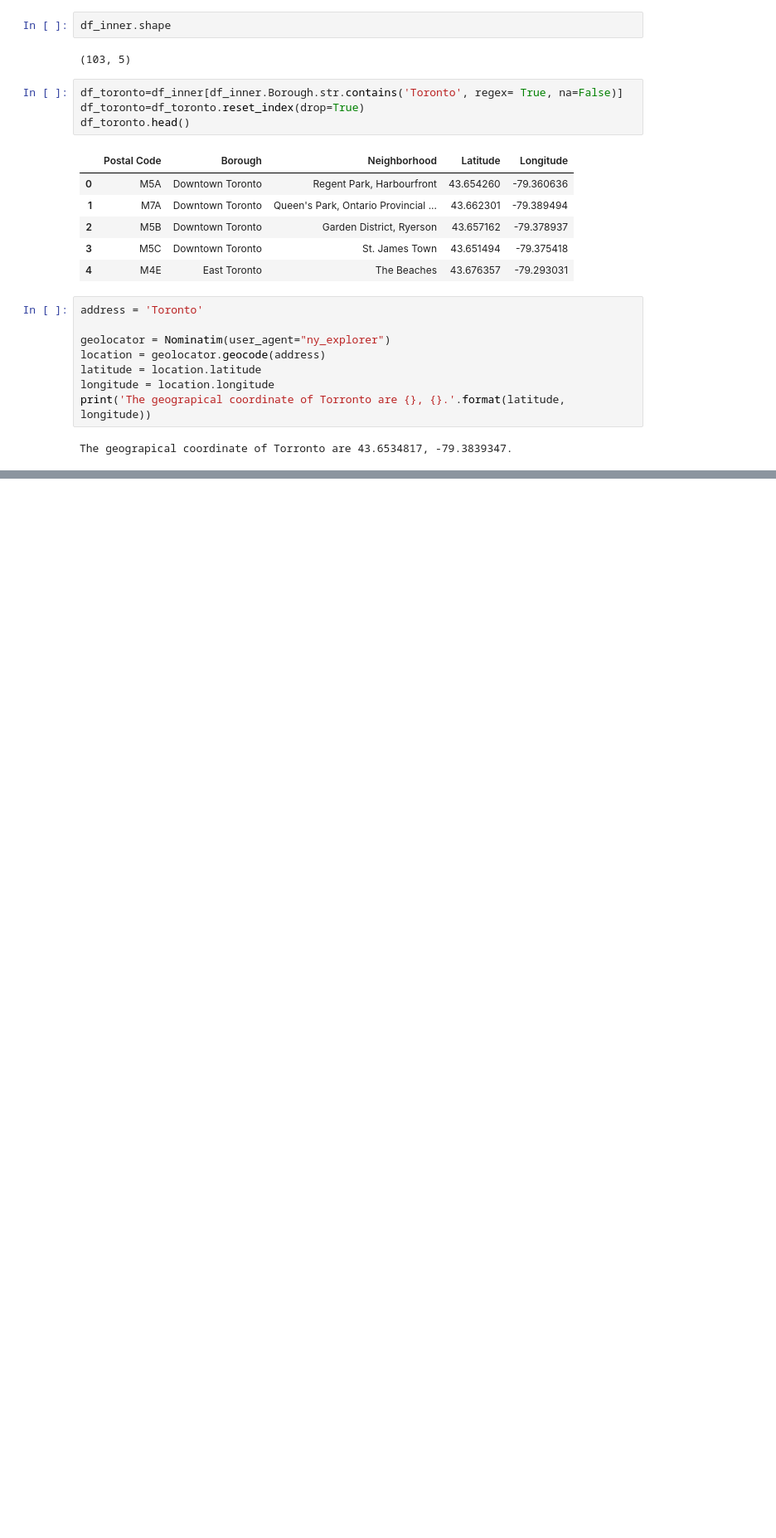
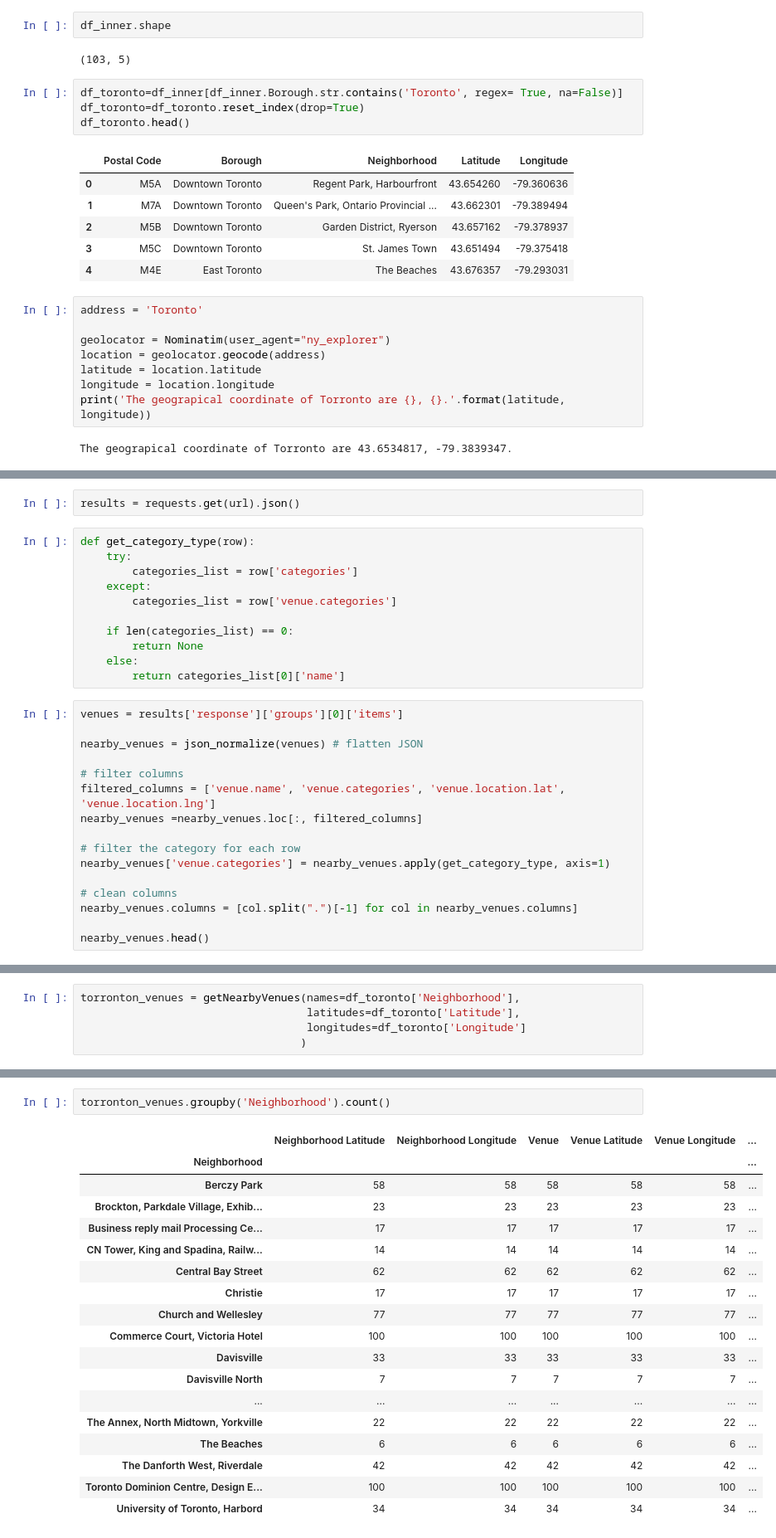
Before and after one commit to nipun-sachintha/Coursera_Capstone, a Jupyter notebook: Segmenting and Clustering Neighborhoods in Toronto.ipynb, the cells around one changed output, grey strips where cells are left out. Shown: that part at 83% size. Drawn from its saved outputs; the diff is of its cells as text; blank space fills up the shorter version.

```diff
--- a/Segmenting and Clustering Neighborhoods in Toronto.ipynb
+++ b/Segmenting and Clustering Neighborhoods in Toronto.ipynb
@@ -147,0 +250,29 @@ The geograpical coordinate of Torronto are 43.6534817, -79.3839347.
+# %%
+results = requests.get(url).json()
+# %%
+def get_category_type(row):
+    try:
+        categories_list = row['categories']
+    except:
+        categories_list = row['venue.categories']
+
+    if len(categories_list) == 0:
+        return None
+    else:
+        return categories_list[0]['name']
+# %%
+venues = results['response']['groups'][0]['items']
+
+nearby_venues = json_normalize(venues) # flatten JSON
+
+# filter columns
+filtered_columns = ['venue.name', 'venue.categories', 'venue.location.lat', 'venue.location.lng']
+nearby_venues =nearby_venues.loc[:, filtered_columns]
+
+# filter the category for each row
+nearby_venues['venue.categories'] = nearby_venues.apply(get_category_type, axis=1)
+
+# clean columns
+nearby_venues.columns = [col.split(".")[-1] for col in nearby_venues.columns]
+
+nearby_venues.head()
@@ -147,0 +330,5 @@ The geograpical coordinate of Torronto are 43.6534817, -79.3839347.
+# %%
+torronton_venues = getNearbyVenues(names=df_toronto['Neighborhood'],
+                                   latitudes=df_toronto['Latitude'],
+                                   longitudes=df_toronto['Longitude']
+                                  )
@@ -147,0 +366,21 @@ The geograpical coordinate of Torronto are 43.6534817, -79.3839347.
+# %%
+torronton_venues.groupby('Neighborhood').count()
+# %% [output]
+|  | Neighborhood Latitude | Neighborhood Longitude | Venue | Venue Latitude | Venue Longitude | ... |
+| Neighborhood |  |  |  |  |  | ... |
+| Berczy Park | 58 | 58 | 58 | 58 | 58 | ... |
+| Brockton, Parkdale Village, Exhib... | 23 | 23 | 23 | 23 | 23 | ... |
+| Business reply mail Processing Ce... | 17 | 17 | 17 | 17 | 17 | ... |
+| CN Tower, King and Spadina, Railw... | 14 | 14 | 14 | 14 | 14 | ... |
+| Central Bay Street | 62 | 62 | 62 | 62 | 62 | ... |
+| Christie | 17 | 17 | 17 | 17 | 17 | ... |
+| Church and Wellesley | 77 | 77 | 77 | 77 | 77 | ... |
+| Commerce Court, Victoria Hotel | 100 | 100 | 100 | 100 | 100 | ... |
+| Davisville | 33 | 33 | 33 | 33 | 33 | ... |
+| Davisville North | 7 | 7 | 7 | 7 | 7 | ... |
+| ... | ... | ... | ... | ... | ... | ... |
+| The Annex, North Midtown, Yorkville | 22 | 22 | 22 | 22 | 22 | ... |
+| The Beaches | 6 | 6 | 6 | 6 | 6 | ... |
+| The Danforth West, Riverdale | 42 | 42 | 42 | 42 | 42 | ... |
+| Toronto Dominion Centre, Design E... | 100 | 100 | 100 | 100 | 100 | ... |
+| University of Toronto, Harbord | 34 | 34 | 34 | 34 | 34 | ... |
```
Also changed, not shown: parts of 21 cells of this notebook.
